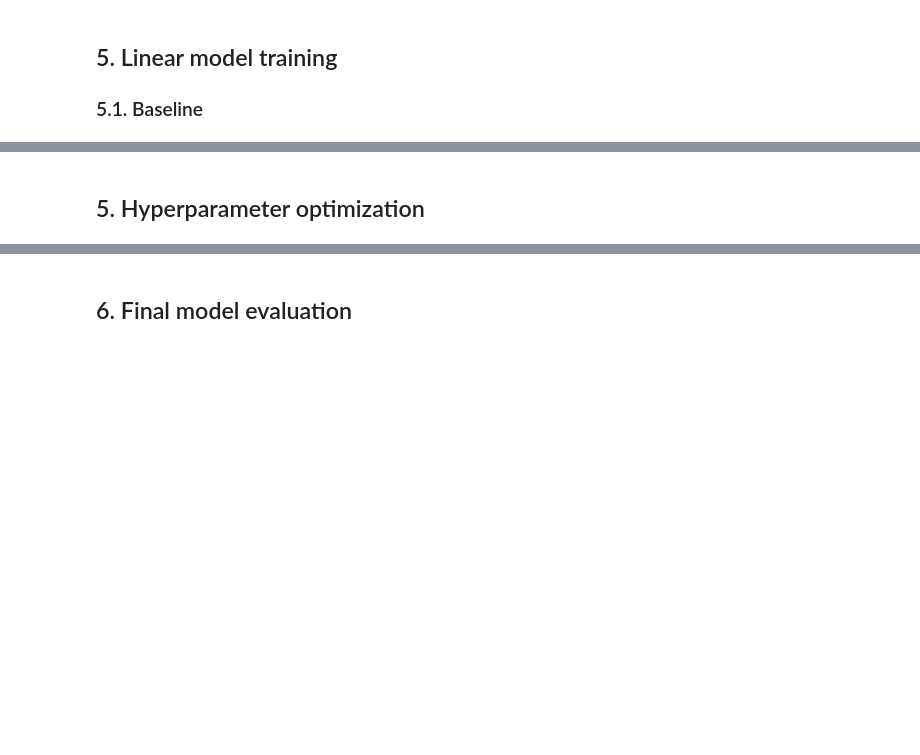
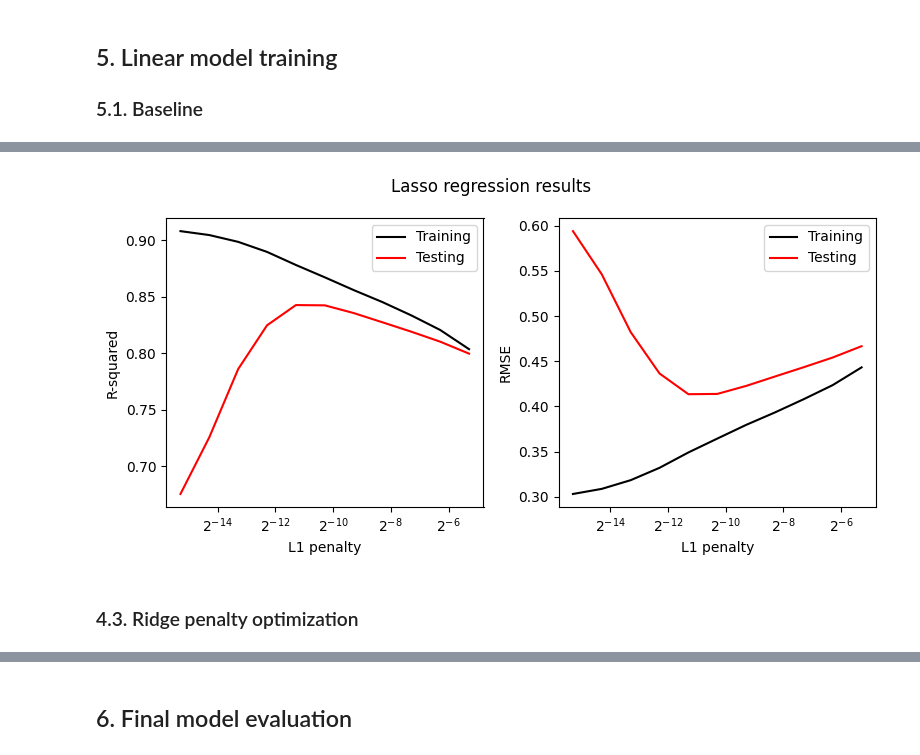
Before and after one commit to 4GeeksAcademy/gperdrizet-regularized-linear-regression, a Jupyter notebook: notebooks/solution.ipynb, the cells around one changed output, grey strips where cells are left out. Saved outputs shown, nothing was run; the diff lists cells and outputs as text; code cells hidden in the pictures; blank space fills up the shorter version.

```diff
--- a/notebooks/solution.ipynb
+++ b/notebooks/solution.ipynb
@@ -546,0 +511,6 @@ plt.show()
+# %%
+scaler = StandardScaler()
+poly_training_df = scaler.fit_transform(poly_training_df)
+poly_training_df = pd.DataFrame(poly_training_df, columns=scaler.get_feature_names_out())
+poly_testing_df = scaler.transform(poly_testing_df)
+poly_testing_df = pd.DataFrame(poly_testing_df, columns=scaler.get_feature_names_out())
@@ -578,5 +571,28 @@ plt.show()
-# %% [markdown]
-## 5. Hyperparameter optimization
+# %%
+fig, axs = plt.subplots(1, 2, figsize=(8, 4))
+
+fig.suptitle('Lasso regression results')
+
+axs[0].plot(penalties, lasso_results['Training R-squared'], color='black', label='Training')
+axs[0].plot(penalties, lasso_results['Testing R-Squared'], color='red', label='Testing')
+axs[0].set_xlabel('L1 penalty')
+axs[0].set_xscale('log', base=2)
+axs[0].set_ylabel('R-squared')
+axs[0].legend(loc='best')
+
+axs[1].plot(penalties, lasso_results['Training RMSE'], color='black', label='Training')
+axs[1].plot(penalties, lasso_results['Testing RMSE'], color='red', label='Testing')
+axs[1].set_xlabel('L1 penalty')
+axs[1].set_xscale('log', base=2)
+axs[1].set_ylabel('RMSE')
+axs[1].legend(loc='best')
+
+plt.tight_layout()
+plt.show()
+# %% [output]
+[figure, added]
+# %% [markdown]
+### 4.3. Ridge penalty optimization
 # %%
 %%time
 
```
Also changed, not shown: parts of 16 cells of this notebook.
